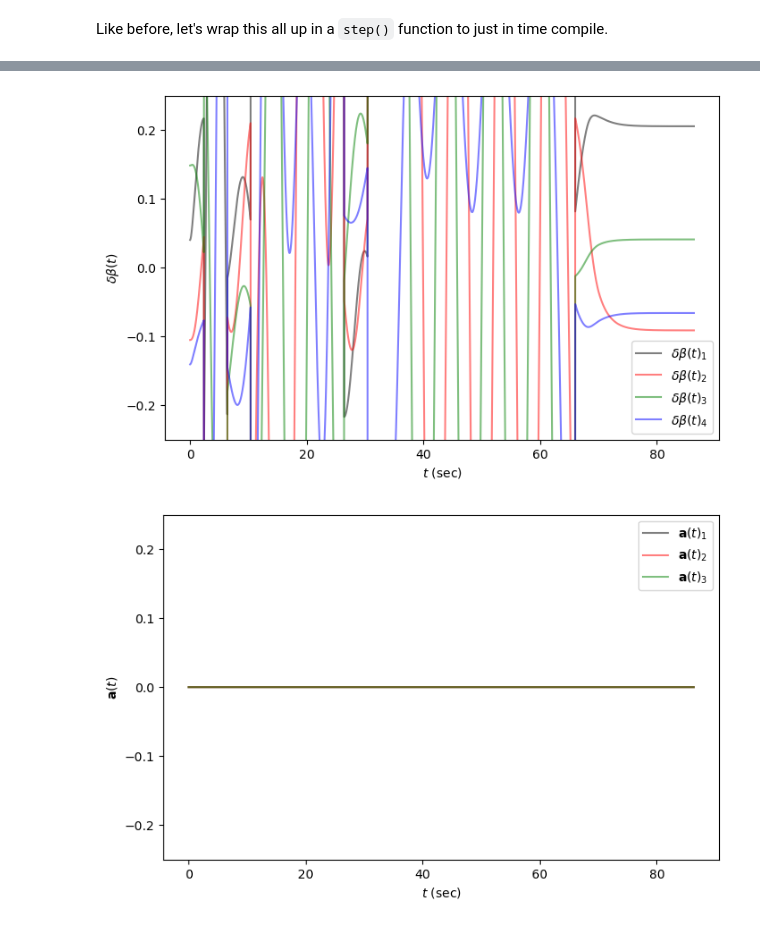
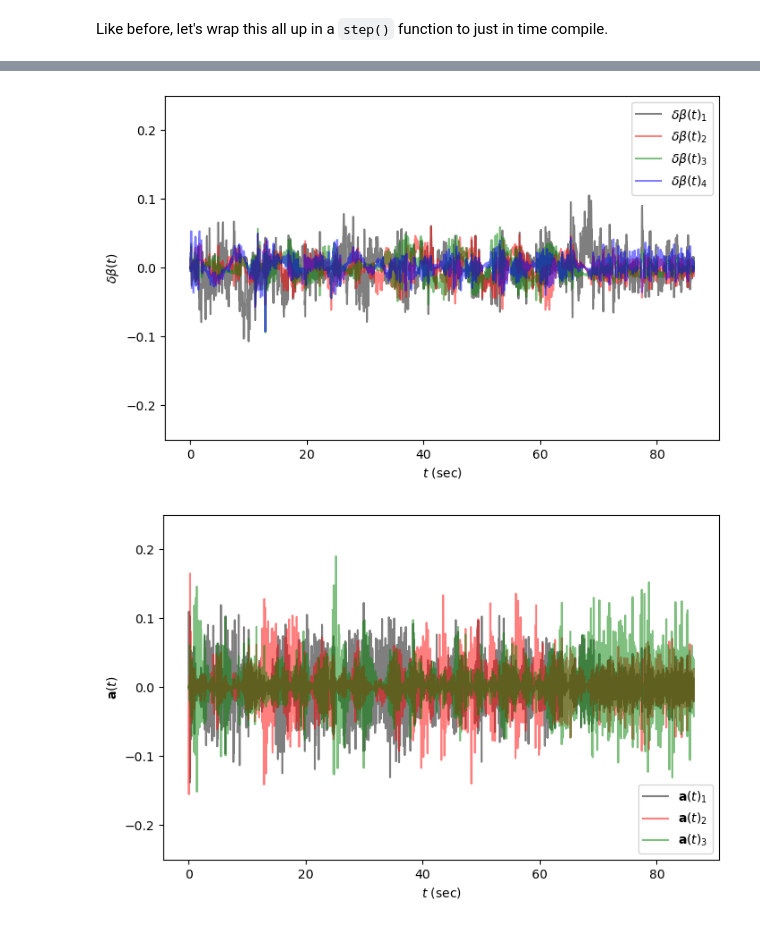
Before and after one commit to jhand1993/jaxitude, a Jupyter notebook: demos/demo_quat_filters.ipynb, the cells around one changed output, grey strips where cells are left out. Drawn from its saved outputs; the diff is of its cells as text; code cells hidden in the pictures.

Commit message:
MEKF algorithm mostly working

```diff
--- a/demos/demo_quat_filters.ipynb
+++ b/demos/demo_quat_filters.ipynb
@@ -151,7 +187,7 @@ Quaternions are not a minimal attitude representation!
 
 Let's instantiate these sensor measurement covariance matrices.
 # %%
-sigmaR_b = 1e-3
+sigmaR_b = sigma_dtheta * 0.5
 sigmaR_w = 1e-3
 
 R_b = jnp.eye(4) * sigmaR_b**2.
@@ -336,7 +373,7 @@ def tangent_f(
     # Linearize f(x, w=w_obs) about x_est.
     return tangent(
         lambda x: AEKF.f(x, w_obs),
-        7, 0, [x_est]
+        7, 0, x_est
     )
 
 
@@ -355,7 +392,7 @@ def tangent_g(
     # Linearize g(x=x_est, eta) about eta=0.
     return tangent(
         lambda eta: AEKF.g(x_est, eta),
-        7, 0, [jnp.zeros((7, 1))]
+        7, 0, jnp.zeros((7, 1))
     )
 
 # Store new functions as static methods for safe keeping.
@@ -1439,13 +1372,20 @@ MEKF.filter_step = staticmethod(filter_step)
 # %% [markdown]
 Like before, let's wrap this all up in a `step()` function to just in time compile.
 # %%
-from jax import jit
+# Easier to edit all in one block.
+sigmaR_b = 1e-3
+sigmaR_w = 1e-3
 
-# This is a tuned approximation...
+R_b = jnp.eye(4) * sigmaR_b**2.
+R_w = jnp.eye(3) * sigmaR_w**2.
+
+
+# Redefining the process covariance matrices and their components allows for
+# easy adjustments.
 sigmaQ_a = 1e-3
 sigmaQ_bias_additional = 1e-4
 
-q_gain = 10.
+q_gain = 25.
 Q_a = q_gain * block_diag(
     jnp.eye(3) * sigmaQ_a**2.,
     jnp.eye(3) * sigmaQ_bias_additional**2.
@@ -1463,11 +1403,11 @@ bias = jnp.full((3, 1), 3. * jnp.pi / 180.)
 
 # The initial attitude error value will a zero vector.
 a0 = jnp.zeros((3, 1))
-x = jnp.vstack([a0, bias])
 
 # Build the augmented state vector with initial global quaternion estimate.
-b0 = b_obs_data[25].copy()
-x_aug = jnp.vstack([b0, x])
+b0 = b_obs_data[0].copy()
+x = jnp.vstack([b0, bias])
+x_aug = jnp.vstack([a0, x])
 
 # The initial state covariance will be the additive process covariance matrix
 # multiplied by a constant.
@@ -1484,7 +1424,7 @@ def step_MEKF(
     """
     return MEKF.filter_step(
         x_aug, P, w_obs, b_obs,  # Variables.
-        R_b, Q_a, Q_i, MEKF.H, dt  # Constants.
+        R_b, Q_a, Q_i, MEKF.H, MEKF.H_a, dt  # Constants.
     )
 
 
@@ -1529,11 +1457,11 @@ plt.plot(
     color='red', label=r'True $|\beta(t)|$', ls='--'
 )
 plt.plot(
-    t_data[:], x_aug_arr[:, 0, 0], alpha=0.3, color='blue', ls='-',
+    t_data[:], x_aug_arr[:, 3, 0], alpha=0.3, color='blue', ls='-',
     label=r'Estimated $\beta(t)_1$'
 )
 plt.plot(
-    t_data[:], jnp.linalg.norm(x_aug_arr[:, :4, 0], axis=1), alpha=0.3,
+    t_data[:], jnp.linalg.norm(x_aug_arr[:, 3:7, 0], axis=1), alpha=0.3,
     color='red', label=r'Estimated $|\beta(t)|$'
 )
 plt.xlabel(r'$t$ (sec)')
@@ -1543,19 +1471,19 @@ plt.show()
 
 plt.figure(figsize=(8, 5))
 plt.plot(
-    t_data[:], b_true_data[:, 0, 0] - x_aug_arr[:, 0, 0], alpha=0.5,
+    t_data[:], b_true_data[:, 0, 0] - x_aug_arr[:, 3, 0], alpha=0.5,
     color='black', ls='-', label=r'$\delta\beta(t)_1$'
 )
 plt.plot(
-    t_data[:], b_true_data[:, 1, 0] - x_aug_arr[:, 1, 0], alpha=0.5,
+    t_data[:], b_true_data[:, 1, 0] - x_aug_arr[:, 4, 0], alpha=0.5,
     color='red', ls='-', label=r'$\delta\beta(t)_2$'
 )
 plt.plot(
-    t_data[:], b_true_data[:, 2, 0] - x_aug_arr[:, 2, 0], alpha=0.5,
+    t_data[:], b_true_data[:, 2, 0] - x_aug_arr[:, 5, 0], alpha=0.5,
     color='green', ls='-', label=r'$\delta\beta(t)_3$'
 )
 plt.plot(
-    t_data[:], b_true_data[:, 3, 0] - x_aug_arr[:, 3, 0], alpha=0.5,
+    t_data[:], b_true_data[:, 3, 0] - x_aug_arr[:, 6, 0], alpha=0.5,
     color='blue', ls='-', label=r'$\delta\beta(t)_4$'
 )
 plt.xlabel(r'$t$ (sec)')
@@ -1566,15 +1494,15 @@ plt.show()
 
 plt.figure(figsize=(8, 5))
 plt.plot(
-    t_data[:], x_aug_arr[:, 4, 0], alpha=0.5,
+    t_data[:], x_aug_arr[:, 0, 0], alpha=0.5,
     color='black', ls='-', label=r'$\mathbf{a}(t)_1$'
 )
 plt.plot(
-    t_data[:], x_aug_arr[:, 5, 0], alpha=0.5,
+    t_data[:], x_aug_arr[:, 1, 0], alpha=0.5,
     color='red', ls='-', label=r'$\mathbf{a}(t)_2$'
 )
 plt.plot(
-    t_data[:], x_aug_arr[:, 6, 0], alpha=0.5,
+    t_data[:], x_aug_arr[:, 2, 0], alpha=0.5,
     color='green', ls='-', label=r'$\mathbf{a}(t)_3$'
 )
 plt.xlabel(r'$t$ (sec)')
@@ -1595,3 +1523,3 @@ plt.show()
-[figure, old version]
+[figure, new version]
-[figure, old version]
+[figure, new version]
 [figure]
```
Also changed, not shown: parts of 27 cells of this notebook, 3 other files.
